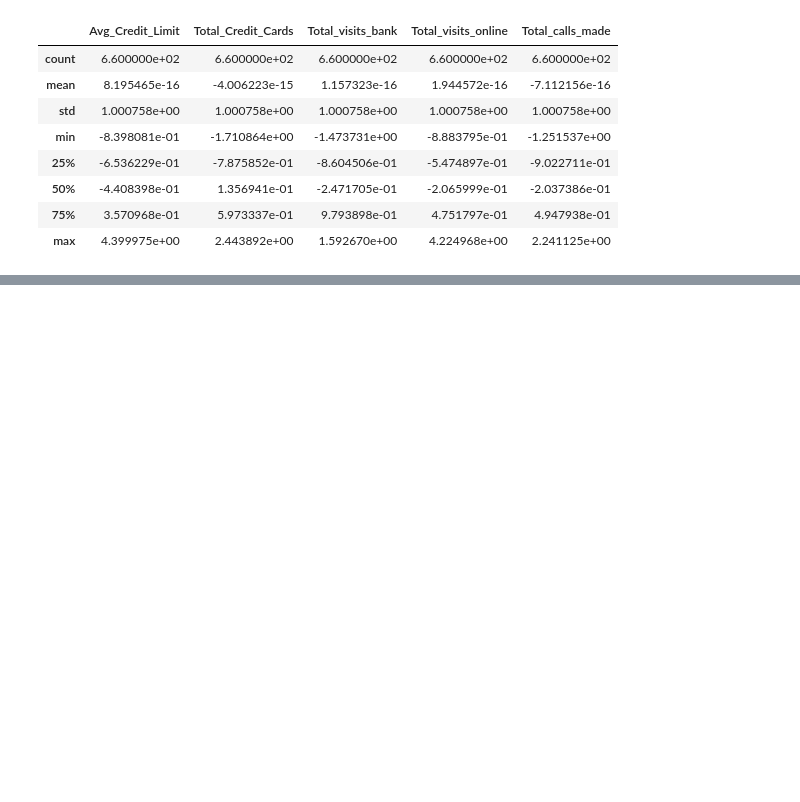
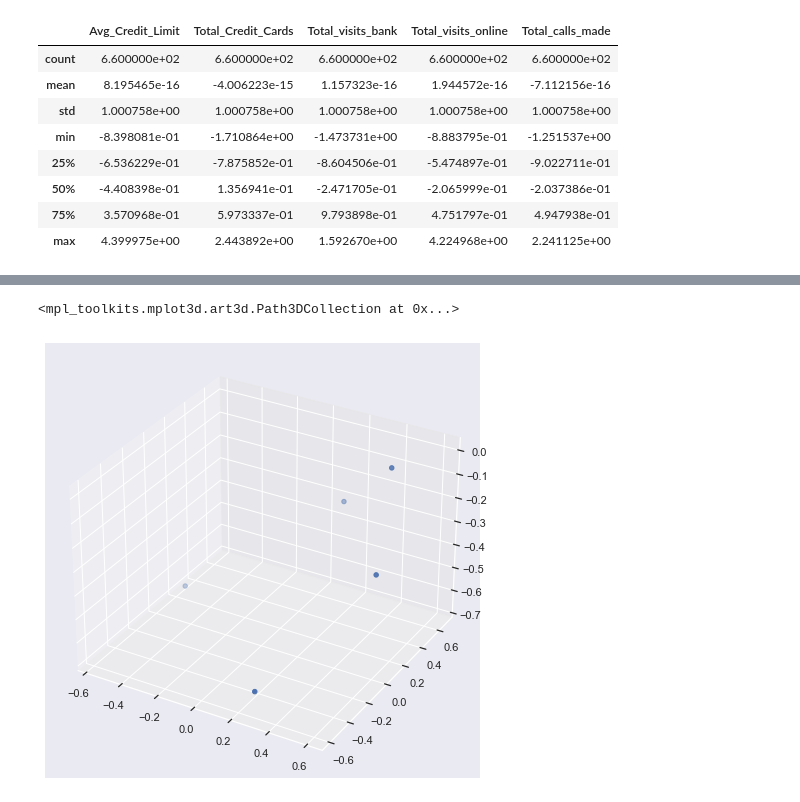
Before and after one commit to anovaYa/DA-Projects, a Jupyter notebook: credit-card-data/Credit Card Analytics.ipynb, the cells around one changed output, grey strips where cells are left out. Saved outputs shown, nothing was run; the diff lists cells and outputs as text; code cells hidden in the pictures; blank space fills up the shorter version.

```diff
--- a/credit-card-data/Credit Card Analytics.ipynb
+++ b/credit-card-data/Credit Card Analytics.ipynb
@@ -121,0 +134,21 @@ plt.scatter(XPCAreduced[:, 0],  XPCAreduced[:, 2], c=XPCAreduced[:, 1], cmap='ho
+# %%
+# Principal components correlation coefficients
+loadings = pca.components_
+
+# Number of features before PCA
+n_features = pca.n_features_
+
+# Feature names before PCA
+feature_names = scaledData.columns
+
+# PC names
+pc_list = [f'PC{i}' for i in list(range(1, n_features + 1))]
+
+# Match PC names to loadings
+pc_loadings = dict(zip(pc_list, loadings))
+
+# Matrix of corr coefs between feature names and PCs
+loadings_df = pd.DataFrame.from_dict(pc_loadings)
+loadings_df['feature_names'] = feature_names
+loadings_df = loadings_df.set_index('feature_names')
+loadings_df
@@ -121,0 +163,7 @@ plt.scatter(XPCAreduced[:, 0],  XPCAreduced[:, 2], c=XPCAreduced[:, 1], cmap='ho
+# %%
+fig = plt.figure(figsize=(10,8))
+ax = fig.add_subplot(111, projection="3d")
+ax.scatter(loadings[0], loadings[1],loadings[2])
+# %% [output]
+<mpl_toolkits.mplot3d.art3d.Path3DCollection at 0x...>
+[figure, added]
```
Also changed, not shown: parts of 15 cells of this notebook.
